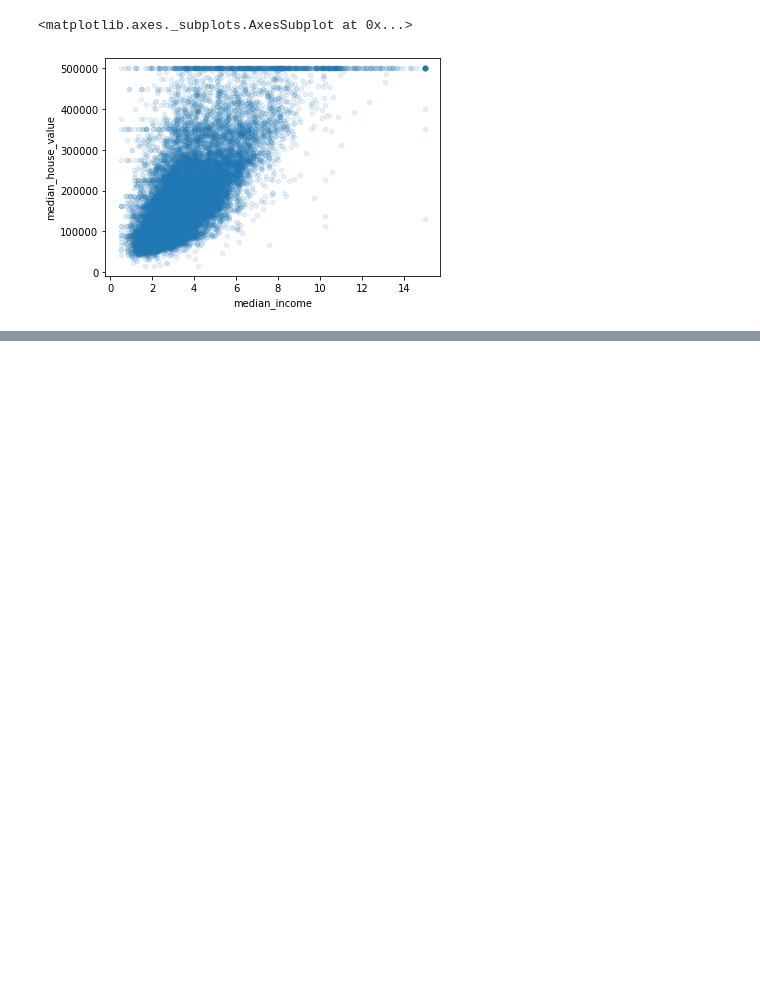
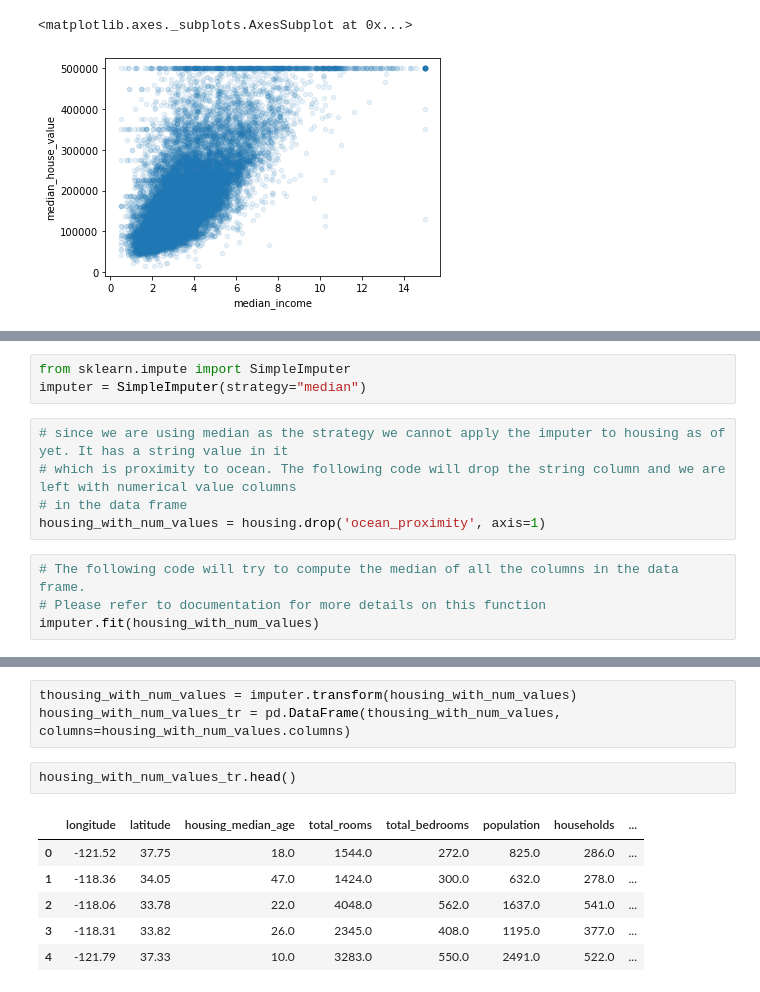
Before and after one commit to papiguy/jupyter-exercise-1, a Jupyter notebook: housing.ipynb, the cells around one changed output, grey strips where cells are left out. Cells and saved outputs as stored; diff of their text form; blank space fills up the shorter version.

Commit message:
Adding some stuff about label encoders and Imputers

```diff
--- a/housing.ipynb
+++ b/housing.ipynb
@@ -578,0 +687,12 @@ TODO: explain this further.
+# %%
+from sklearn.impute import SimpleImputer
+imputer = SimpleImputer(strategy="median")
+# %%
+# since we are using median as the strategy we cannot apply the imputer to housing as of yet. It has a string value in it
+# which is proximity to ocean. The following code will drop the string column and we are left with numerical value columns
+# in the data frame
+housing_with_num_values = housing.drop('ocean_proximity', axis=1)
+# %%
+# The following code will try to compute the median of all the columns in the data frame.
+# Please refer to documentation for more details on this function
+imputer.fit(housing_with_num_values)
@@ -578,0 +729,12 @@ TODO: explain this further.
+# %%
+thousing_with_num_values = imputer.transform(housing_with_num_values)
+housing_with_num_values_tr = pd.DataFrame(thousing_with_num_values, columns=housing_with_num_values.columns)
+# %%
+housing_with_num_values_tr.head()
+# %% [output]
+|  | longitude | latitude | housing_median_age | total_rooms | total_bedrooms | population | households | ... |
+| 0 | -121.52 | 37.75 | 18.0 | 1544.0 | 272.0 | 825.0 | 286.0 | ... |
+| 1 | -118.36 | 34.05 | 47.0 | 1424.0 | 300.0 | 632.0 | 278.0 | ... |
+| 2 | -118.06 | 33.78 | 22.0 | 4048.0 | 562.0 | 1637.0 | 541.0 | ... |
+| 3 | -118.31 | 33.82 | 26.0 | 2345.0 | 408.0 | 1195.0 | 377.0 | ... |
+| 4 | -121.79 | 37.33 | 10.0 | 3283.0 | 550.0 | 2491.0 | 522.0 | ... |
```
Also changed, not shown: parts of 23 cells of this notebook.
